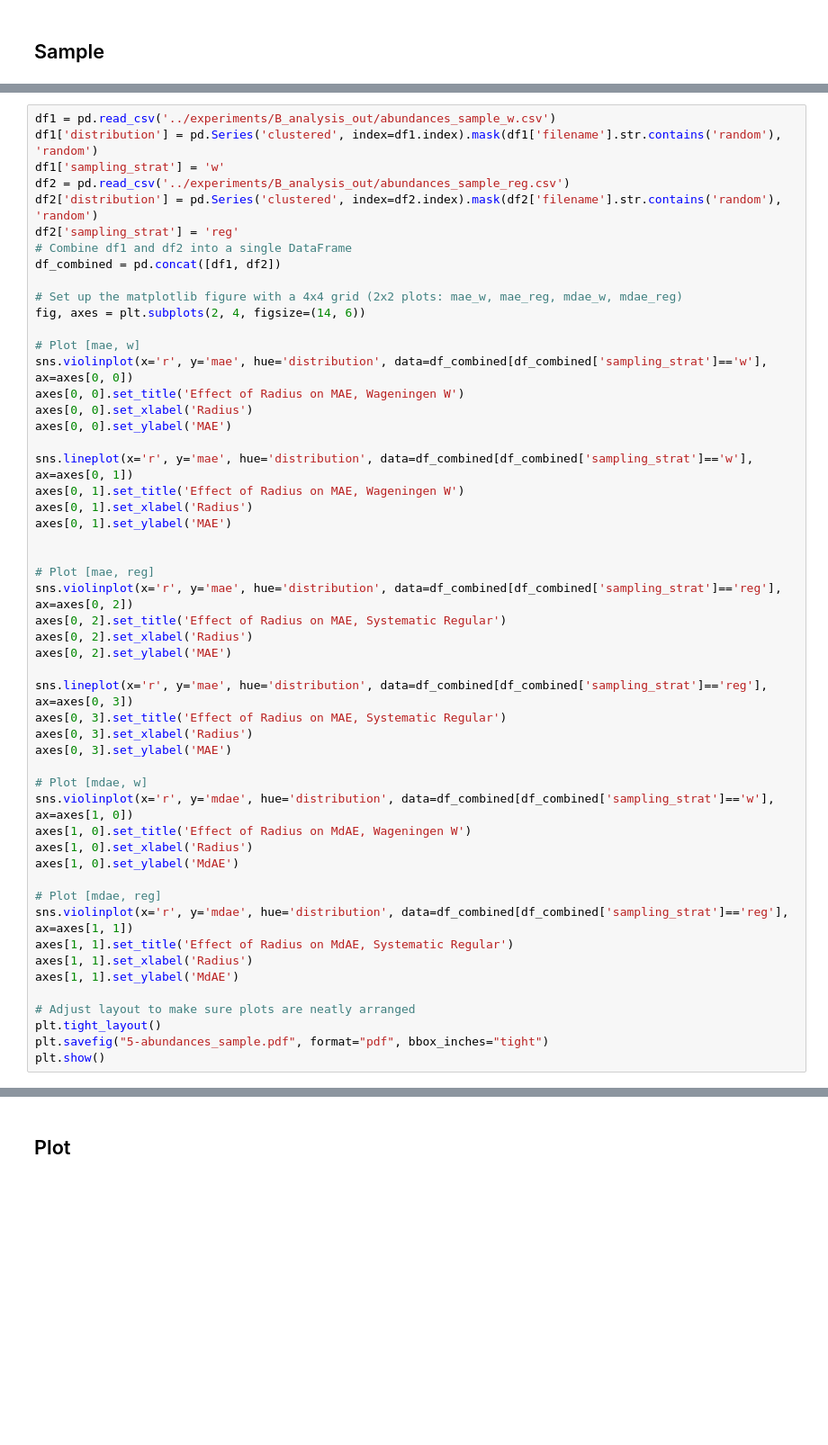
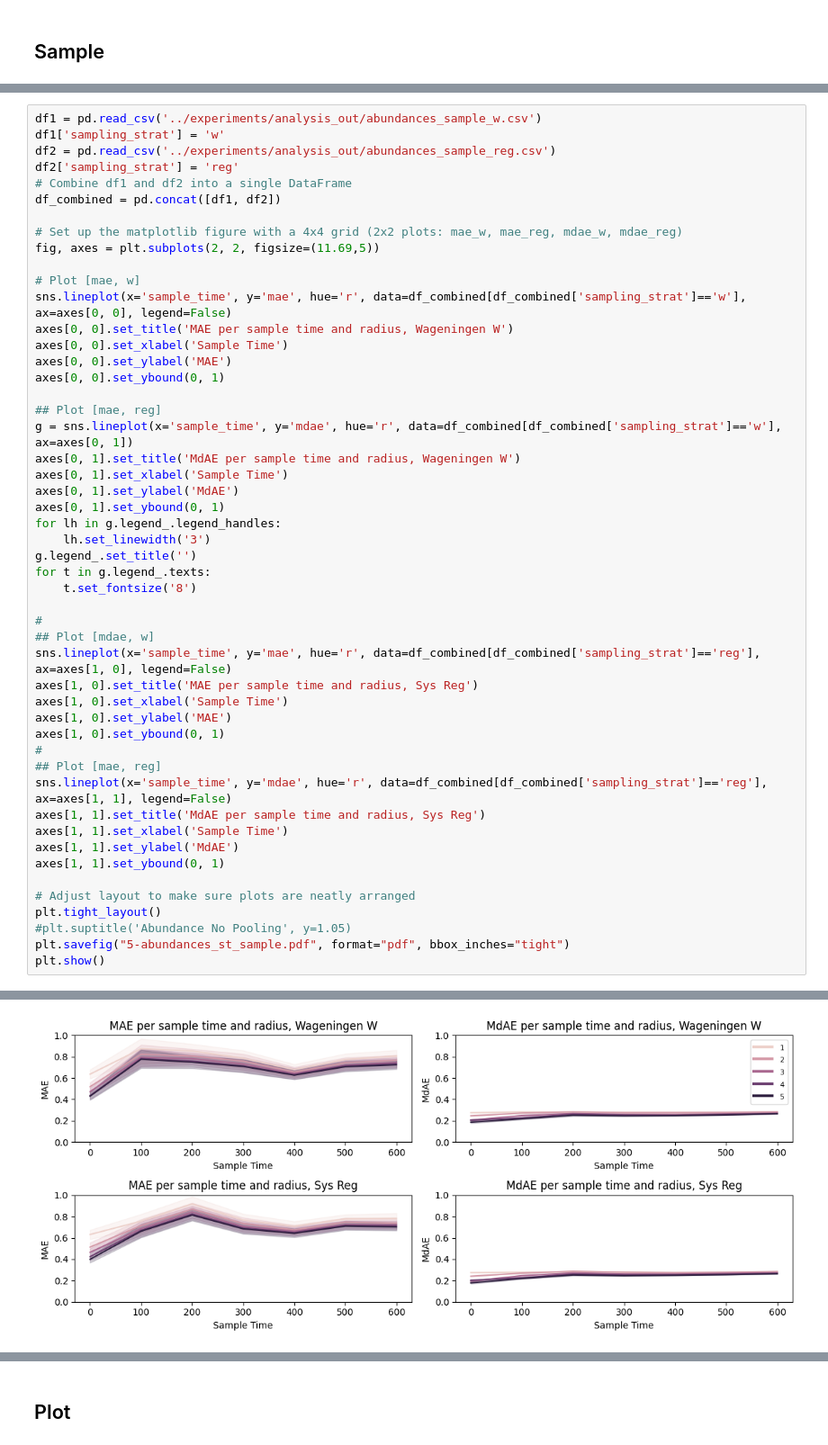
Before and after one commit to timovdk/BLOSSOM, a Jupyter notebook: figures/5-results_viz.ipynb, the cells around one changed output, grey strips where cells are left out. Shown at 90% size. Drawn from its saved outputs; the diff is of its cells as text; blank space fills up the shorter version.

```diff
--- a/figures/5-results_viz.ipynb
+++ b/figures/5-results_viz.ipynb
@@ -9,53 +68,51 @@ import seaborn as sns
 # %%
-df1 = pd.read_csv('../experiments/B_analysis_out/abundances_sample_w.csv')
-df1['distribution'] = pd.Series('clustered', index=df1.index).mask(df1['filename'].str.contains('random'), 'random')
+df1 = pd.read_csv('../experiments/analysis_out/abundances_sample_w.csv')
 df1['sampling_strat'] = 'w'
-df2 = pd.read_csv('../experiments/B_analysis_out/abundances_sample_reg.csv')
-df2['distribution'] = pd.Series('clustered', index=df2.index).mask(df2['filename'].str.contains('random'), 'random')
+df2 = pd.read_csv('../experiments/analysis_out/abundances_sample_reg.csv')
 df2['sampling_strat'] = 'reg'
 # Combine df1 and df2 into a single DataFrame
 df_combined = pd.concat([df1, df2])
 
 # Set up the matplotlib figure with a 4x4 grid (2x2 plots: mae_w, mae_reg, mdae_w, mdae_reg)
-fig, axes = plt.subplots(2, 4, figsize=(14, 6))
+fig, axes = plt.subplots(2, 2, figsize=(11.69,5))
 
 # Plot [mae, w]
-sns.violinplot(x='r', y='mae', hue='distribution', data=df_combined[df_combined['sampling_strat']=='w'], ax=axes[0, 0])
-axes[0, 0].set_title('Effect of Radius on MAE, Wageningen W')
-axes[0, 0].set_xlabel('Radius')
+sns.lineplot(x='sample_time', y='mae', hue='r', data=df_combined[df_combined['sampling_strat']=='w'], ax=axes[0, 0], legend=False)
+axes[0, 0].set_title('MAE per sample time and radius, Wageningen W')
+axes[0, 0].set_xlabel('Sample Time')
 axes[0, 0].set_ylabel('MAE')
+axes[0, 0].set_ybound(0, 1)
 
-sns.lineplot(x='r', y='mae', hue='distribution', data=df_combined[df_combined['sampling_strat']=='w'], ax=axes[0, 1])
-axes[0, 1].set_title('Effect of Radius on MAE, Wageningen W')
-axes[0, 1].set_xlabel('Radius')
-axes[0, 1].set_ylabel('MAE')
+## Plot [mae, reg]
+g = sns.lineplot(x='sample_time', y='mdae', hue='r', data=df_combined[df_combined['sampling_strat']=='w'], ax=axes[0, 1])
+axes[0, 1].set_title('MdAE per sample time and radius, Wageningen W')
+axes[0, 1].set_xlabel('Sample Time')
+axes[0, 1].set_ylabel('MdAE')
+axes[0, 1].set_ybound(0, 1)
+for lh in g.legend_.legend_handles:
+    lh.set_linewidth('3')
+g.legend_.set_title('')
+for t in g.legend_.texts:
+    t.set_fontsize('8')
 
-
-# Plot [mae, reg]
-sns.violinplot(x='r', y='mae', hue='distribution', data=df_combined[df_combined['sampling_strat']=='reg'], ax=axes[0, 2])
-axes[0, 2].set_title('Effect of Radius on MAE, Systematic Regular')
-axes[0, 2].set_xlabel('Radius')
-axes[0, 2].set_ylabel('MAE')
-
-sns.lineplot(x='r', y='mae', hue='distribution', data=df_combined[df_combined['sampling_strat']=='reg'], ax=axes[0, 3])
-axes[0, 3].set_title('Effect of Radius on MAE, Systematic Regular')
-axes[0, 3].set_xlabel('Radius')
-axes[0, 3].set_ylabel('MAE')
-
-# Plot [mdae, w]
-sns.violinplot(x='r', y='mdae', hue='distribution', data=df_combined[df_combined['sampling_strat']=='w'], ax=axes[1, 0])
-axes[1, 0].set_title('Effect of Radius on MdAE, Wageningen W')
-axes[1, 0].set_xlabel('Radius')
-axes[1, 0].set_ylabel('MdAE')
-
-# Plot [mdae, reg]
-sns.violinplot(x='r', y='mdae', hue='distribution', data=df_combined[df_combined['sampling_strat']=='reg'], ax=axes[1, 1])
-axes[1, 1].set_title('Effect of Radius on MdAE, Systematic Regular')
-axes[1, 1].set_xlabel('Radius')
+#
+## Plot [mdae, w]
+sns.lineplot(x='sample_time', y='mae', hue='r', data=df_combined[df_combined['sampling_strat']=='reg'], ax=axes[1, 0], legend=False)
+axes[1, 0].set_title('MAE per sample time and radius, Sys Reg')
+axes[1, 0].set_xlabel('Sample Time')
+axes[1, 0].set_ylabel('MAE')
+axes[1, 0].set_ybound(0, 1)
+#
+## Plot [mae, reg]
+sns.lineplot(x='sample_time', y='mdae', hue='r', data=df_combined[df_combined['sampling_strat']=='reg'], ax=axes[1, 1], legend=False)
+axes[1, 1].set_title('MdAE per sample time and radius, Sys Reg')
+axes[1, 1].set_xlabel('Sample Time')
 axes[1, 1].set_ylabel('MdAE')
+axes[1, 1].set_ybound(0, 1)
 
 # Adjust layout to make sure plots are neatly arranged
 plt.tight_layout()
-plt.savefig("5-abundances_sample.pdf", format="pdf", bbox_inches="tight")
+#plt.suptitle('Abundance No Pooling', y=1.05)
+plt.savefig("5-abundances_st_sample.pdf", format="pdf", bbox_inches="tight")
 plt.show()
 # %% [output]
@@ -62,0 +119 @@ KeyboardInterrupt:
+[figure, added]
```
Also changed, not shown: parts of 23 cells of this notebook, 16 other files.
